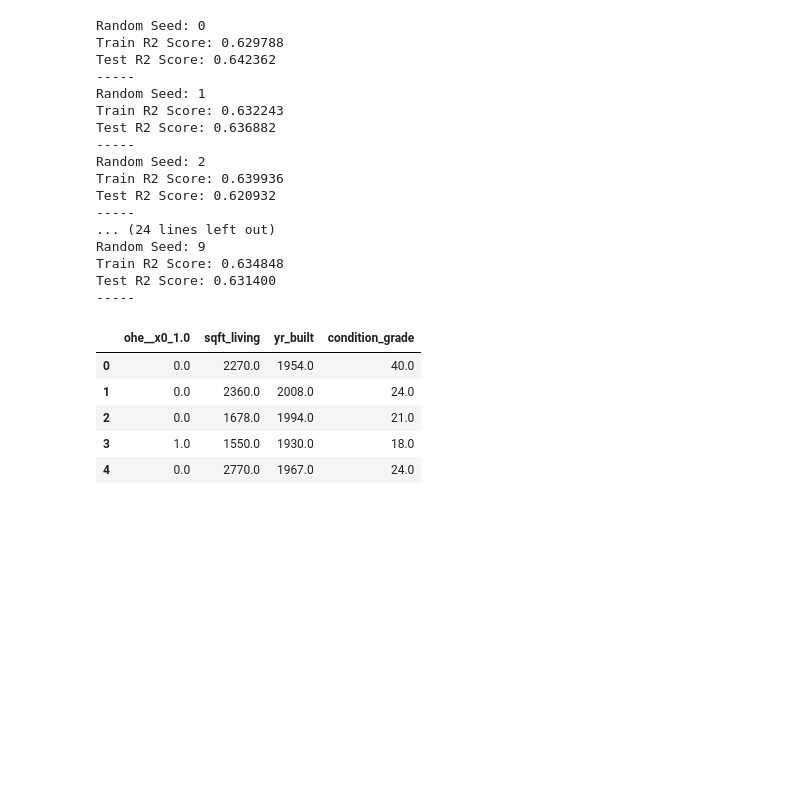
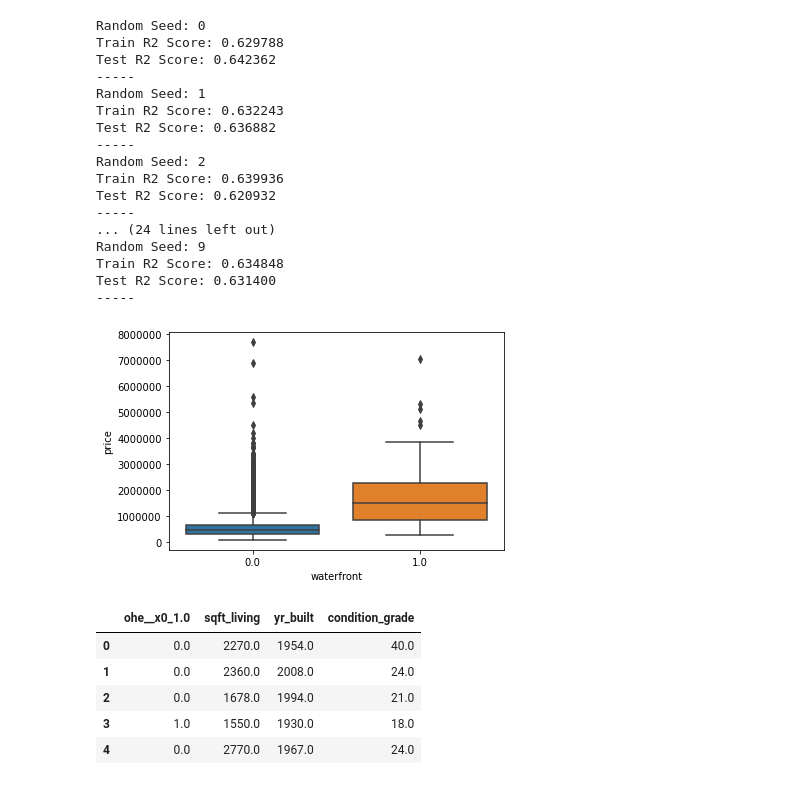
Before and after one commit to danielhlee4/HousingSalePricePrediction, a Jupyter notebook: HousingAnalysis.ipynb, the cells around one changed output. Cells and saved outputs as stored; diff of their text form; code cells hidden in the pictures; blank space fills up the shorter version.

```diff
--- a/HousingAnalysis.ipynb
+++ b/HousingAnalysis.ipynb
@@ -755,6 +755,10 @@ Random Seed: 9
 Train R2 Score: 0.634848
 Test R2 Score: 0.631400
 -----
+# %%
+sns.boxplot(x='waterfront', y='price', data=df).ticklabel_format(style='plain', axis='y',useOffset=False)
+# %% [output]
+[figure, added]
 # %%
 # Add interaction feature between condition and grade
 # %%
```
Also changed, not shown: parts of 3 cells of this notebook.
